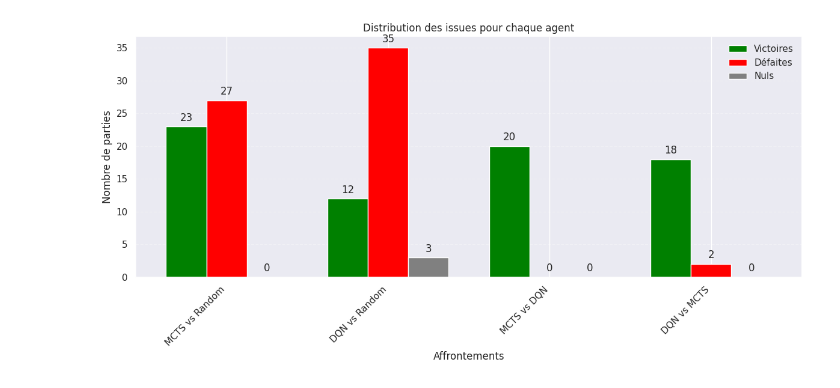
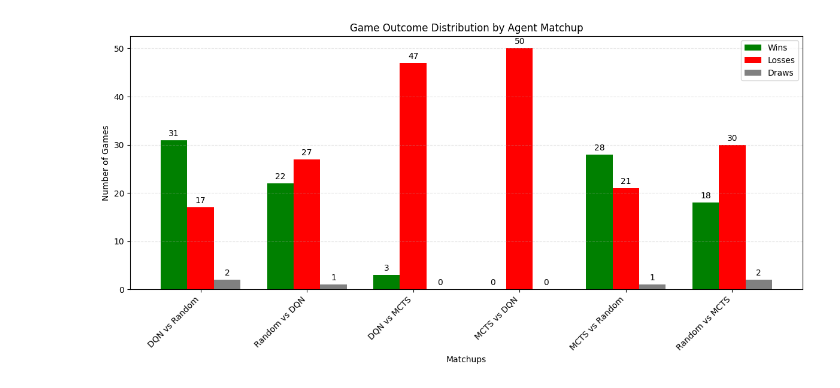
Before and after one commit to AubinSeptier/gymnasium-agents, a Jupyter notebook: src/main.ipynb, the cells around one changed output. Drawn from its saved outputs; the diff is of its cells as text; code cells hidden in the pictures.

Commit message:
Improved statistics on main.ipynb, trained DQN agent weights, comments translated to english, code for a time-based mcts (not working yet, in comments)

```diff
--- a/src/main.ipynb
+++ b/src/main.ipynb
@@ -46,17 +29,0 @@ Commençons par définir un agent qui joue aléatoirement parmi les coups valide
-# %%
-class RandomAgent:
-    def __init__(self):
-        self.name = "Random"
-
-    def choose_action(self, env):
-        """Choisit aléatoirement une action parmi les coups valides."""
-        # Récupérer les coups valides
-        obs = env._get_observation()
-        valid_moves = [i for i, is_valid in enumerate(obs["valid_moves"]) if is_valid == 1]
-
-        # Si aucun coup valide, retourner une action par défaut
-        if not valid_moves:
-            return 0
-
-        # Retourner un coup aléatoire
-        return random.choice(valid_moves)
@@ -534,38 +233,62 @@ plt.show()
 # %%
-# Visualisation de la distribution des issues (victoires, défaites, nuls)
+# Create a structured dataset from evaluation results
+results = {
+    "Agent": [
+        "DQN vs Random", "Random vs DQN",
+        "DQN vs MCTS", "MCTS vs DQN",
+        "MCTS vs Random", "Random vs MCTS"
+    ],
+    "Wins": [
+        dqn_vs_random['wins'], random_vs_dqn['wins'],
+        dqn_vs_mcts['wins'], mcts_vs_dqn['wins'],
+        mcts_vs_random['wins'], random_vs_mcts['wins']
+    ],
+    "Losses": [
+        dqn_vs_random['losses'], random_vs_dqn['losses'],
+        dqn_vs_mcts['losses'], mcts_vs_dqn['losses'],
+        mcts_vs_random['losses'], random_vs_mcts['losses']
+    ],
+    "Draws": [
+        dqn_vs_random['draws'], random_vs_dqn['draws'],
+        dqn_vs_mcts['draws'], mcts_vs_dqn['draws'],
+        mcts_vs_random['draws'], random_vs_mcts['draws']
+    ]
+}
+
+# Visualization of game outcome distribution (wins, losses, draws)
 plt.figure(figsize=(12, 6))
 
-# Préparation des données
-agents = results['Agent']
-wins = results['Victoires']
-losses = results['Défaites']
-draws = results['Nuls']
+# Prepare data
+agents = results["Agent"]
+wins = results["Wins"]
+losses = results["Losses"]
+draws = results["Draws"]
 
-x = np.arange(len(agents))  # Positions des groupes de barres
-width = 0.25  # Largeur des barres
+x = np.arange(len(agents))  # Bar group positions
+width = 0.25  # Bar width
 
-# Création des barres
-plt.bar(x - width, wins, width, label='Victoires', color='green')
-plt.bar(x, losses, width, label='Défaites', color='red')
-plt.bar(x + width, draws, width, label='Nuls', color='gray')
+# Create bars
+plt.bar(x - width, wins, width, label='Wins', color='green')
+plt.bar(x, losses, width, label='Losses', color='red')
+plt.bar(x + width, draws, width, label='Draws', color='gray')
 
-# Ajout des étiquettes et légendes
-plt.xlabel('Affrontements')
-plt.ylabel('Nombre de parties')
-plt.title('Distribution des issues pour chaque agent')
+# Add labels and legends
+plt.xlabel('Matchups')
+plt.ylabel('Number of Games')
+plt.title('Game Outcome Distribution by Agent Matchup')
 plt.xticks(x, agents, rotation=45, ha='right')
 plt.legend()
 
-# Ajout des valeurs sur les barres
+# Add values on bars
 for i, v in enumerate(wins):
     plt.text(i - width, v + 0.5, str(v), ha='center', va='bottom')
 for i, v in enumerate(losses):
     plt.text(i, v + 0.5, str(v), ha='center', va='bottom')
 for i, v in enumerate(draws):
     plt.text(i + width, v + 0.5, str(v), ha='center', va='bottom')
 
 plt.tight_layout()
 plt.grid(axis='y', linestyle='--', alpha=0.3)
 plt.show()
 # %% [output]
-[figure, old version]
+[figure, new version]
```
Also changed, not shown: parts of 29 cells of this notebook, 10 other files.
